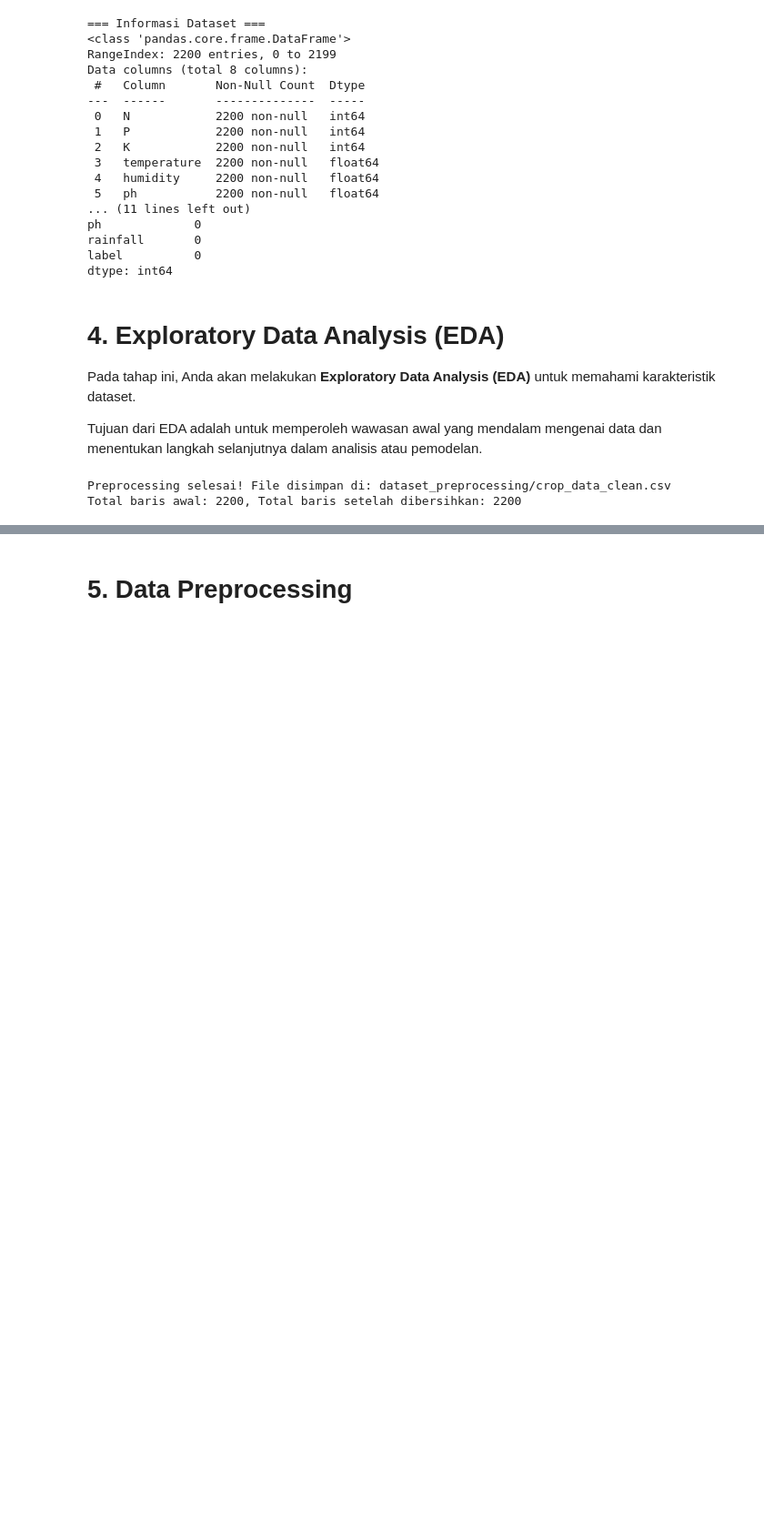
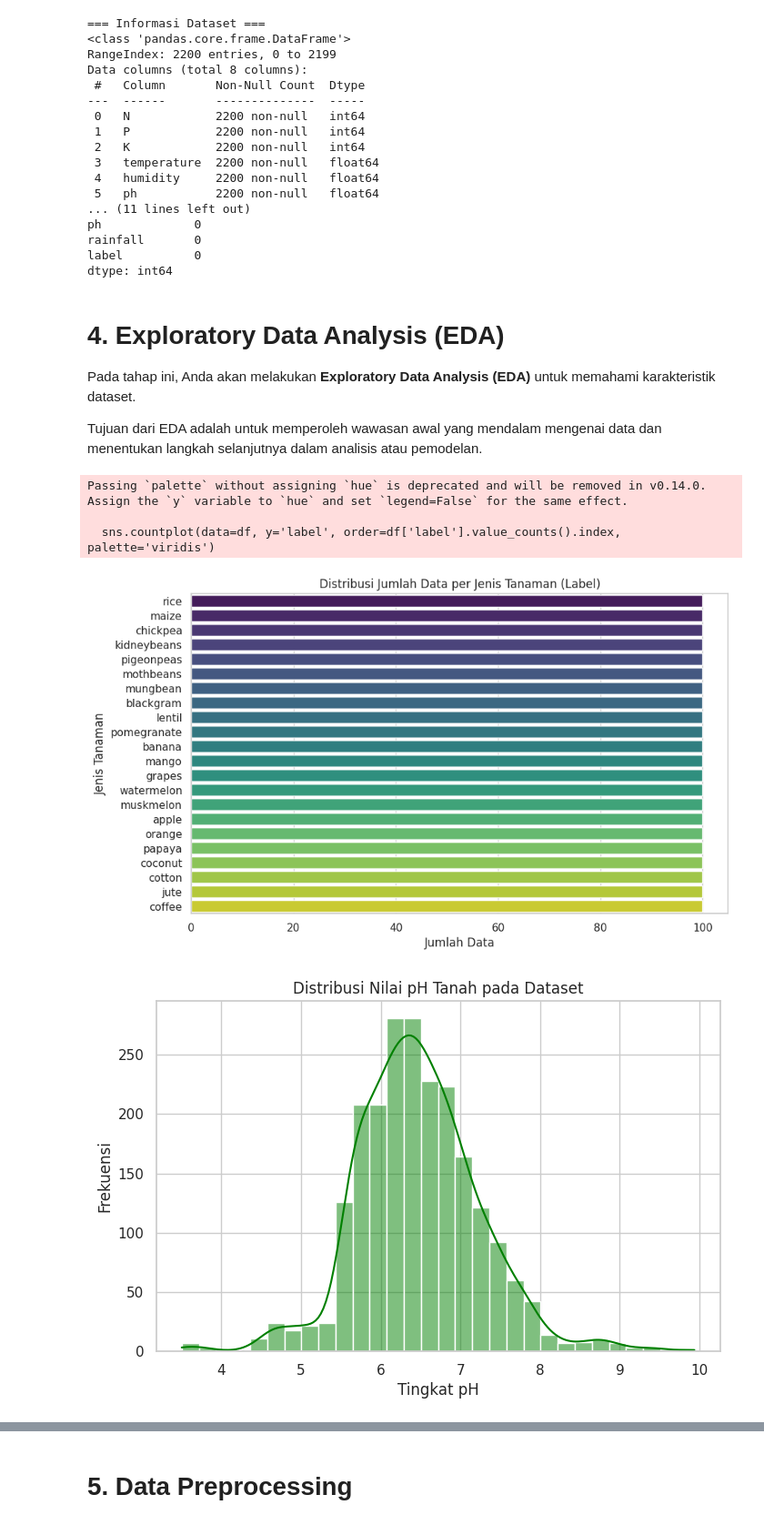
Before and after one commit to anggaalpawibowo/Eksperimen_SML_Angga, a Jupyter notebook: preprocessing/Eksperimen_Angga.ipynb, the cells around one changed output, grey strips where cells are left out. Shown at 91% size. Drawn from its saved outputs; the diff is of its cells as text; code cells hidden in the pictures; blank space fills up the shorter version.

Commit message:
replace EDA remove duplicate cleanup

```diff
--- a/preprocessing/Eksperimen_Angga.ipynb
+++ b/preprocessing/Eksperimen_Angga.ipynb
@@ -71,19 +71,50 @@ dtype: int64
 Pada tahap ini, Anda akan melakukan **Exploratory Data Analysis (EDA)** untuk memahami karakteristik dataset.
 
 Tujuan dari EDA adalah untuk memperoleh wawasan awal yang mendalam mengenai data dan menentukan langkah selanjutnya dalam analisis atau pemodelan.
-# %%
-# 1. Menghapus Data Duplikat
-df_clean = df.drop_duplicates()
-
-# 2. Menghapus baris kosong (jika ada)
-df_clean = df_clean.dropna()
-
-# 3. Menyimpan dataset bersih ke folder preprocessing
-clean_data_path = 'dataset_preprocessing/crop_data_clean.csv'
-df_clean.to_csv(clean_data_path, index=False)
-
-print(f"Preprocessing selesai! File disimpan di: {clean_data_path}")
-print(f"Total baris awal: {len(df)}, Total baris setelah dibersihkan: {len(df_clean)}")
-# %% [output]
-Preprocessing selesai! File disimpan di: dataset_preprocessing/crop_data_clean.csv
-Total baris awal: 2200, Total baris setelah dibersihkan: 2200
+# %%
+import matplotlib.pyplot as plt
+import seaborn as sns
+
+# Mengatur gaya visual grafik
+sns.set_theme(style="whitegrid")
+
+# ==========================================
+# 1. EDA KATEGORIKAL (Distribusi Target)
+# ==========================================
+plt.figure(figsize=(10, 6))
+# Menampilkan jumlah masing-masing jenis tanaman pada kolom 'label'
+sns.countplot(data=df, y='label', order=df['label'].value_counts().index, palette='viridis')
+plt.title('Distribusi Jumlah Data per Jenis Tanaman (Label)')
+plt.xlabel('Jumlah Data')
+plt.ylabel('Jenis Tanaman')
+plt.show()
+
+# ==========================================
+# 2. EDA UNIVARIATE (Distribusi Fitur Numerik)
+# ==========================================
+plt.figure(figsize=(8, 5))
+# Menampilkan sebaran data tingkat keasaman tanah (pH)
+sns.histplot(df['ph'], bins=30, kde=True, color='green')
+plt.title('Distribusi Nilai pH Tanah pada Dataset')
+plt.xlabel('Tingkat pH')
+plt.ylabel('Frekuensi')
+plt.show()
+
+# ==========================================
+# 3. EDA MULTIVARIATE (Korelasi Antar Fitur Numerik)
+# ==========================================
+plt.figure(figsize=(10, 8))
+# Memfilter hanya kolom angka untuk dihitung korelasinya
+kolom_numerik = df.select_dtypes(include=['float64', 'int64']).columns
+korelasi = df[kolom_numerik].corr()
+
+# Membuat Heatmap korelasi
+sns.heatmap(korelasi, annot=True, cmap='coolwarm', fmt=".2f", linewidths=0.5)
+plt.title('Heatmap Korelasi Antar Fitur (Suhu, Kelembaban, N, P, K, dll)')
+plt.show()
+# %% [output]
+Passing `palette` without assigning `hue` is deprecated and will be removed in v0.14.0. Assign the `y` variable to `hue` and set `legend=False` for the same effect.
+
+  sns.countplot(data=df, y='label', order=df['label'].value_counts().index, palette='viridis')
+[figure, added]
+[figure, added]
```
Also changed, not shown: parts of 1 cell of this notebook.
